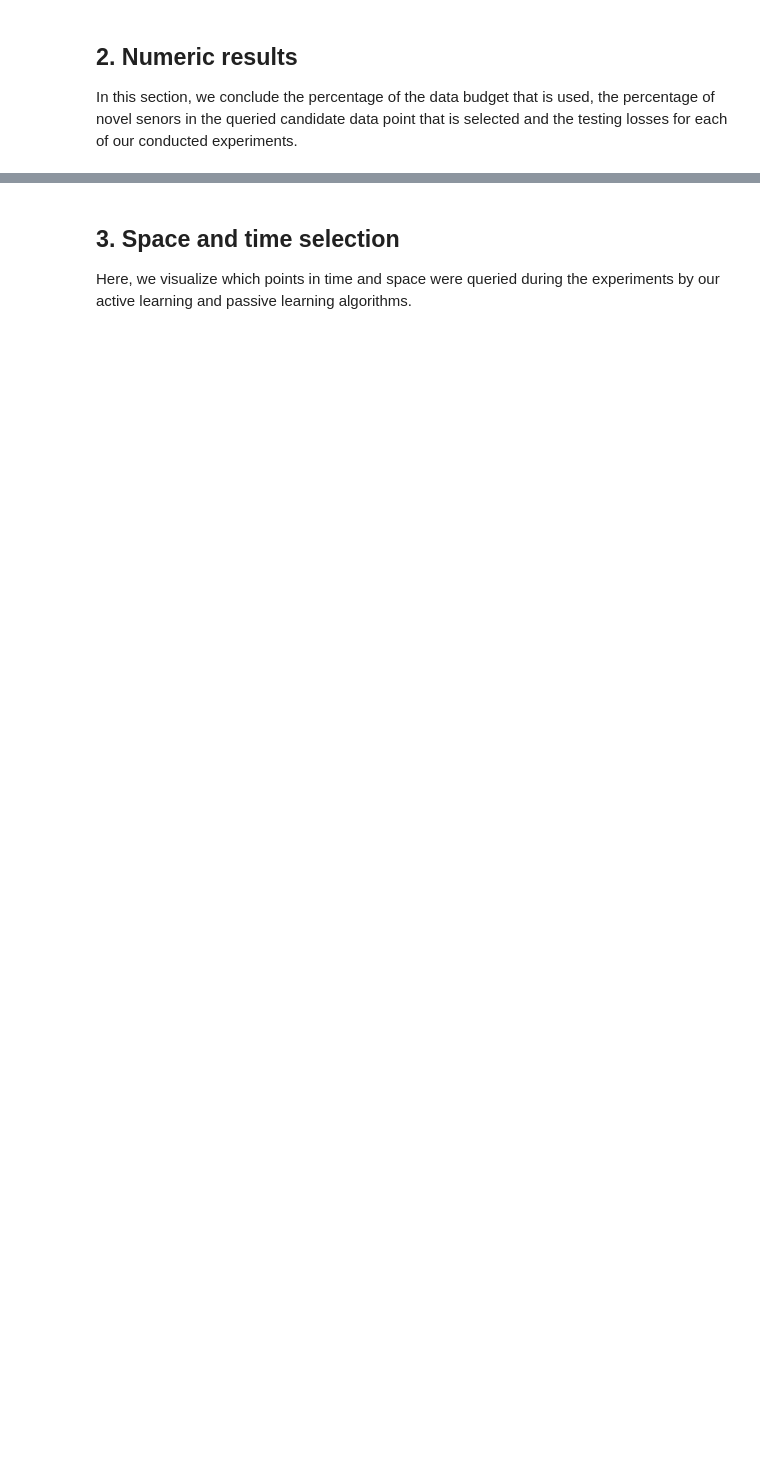
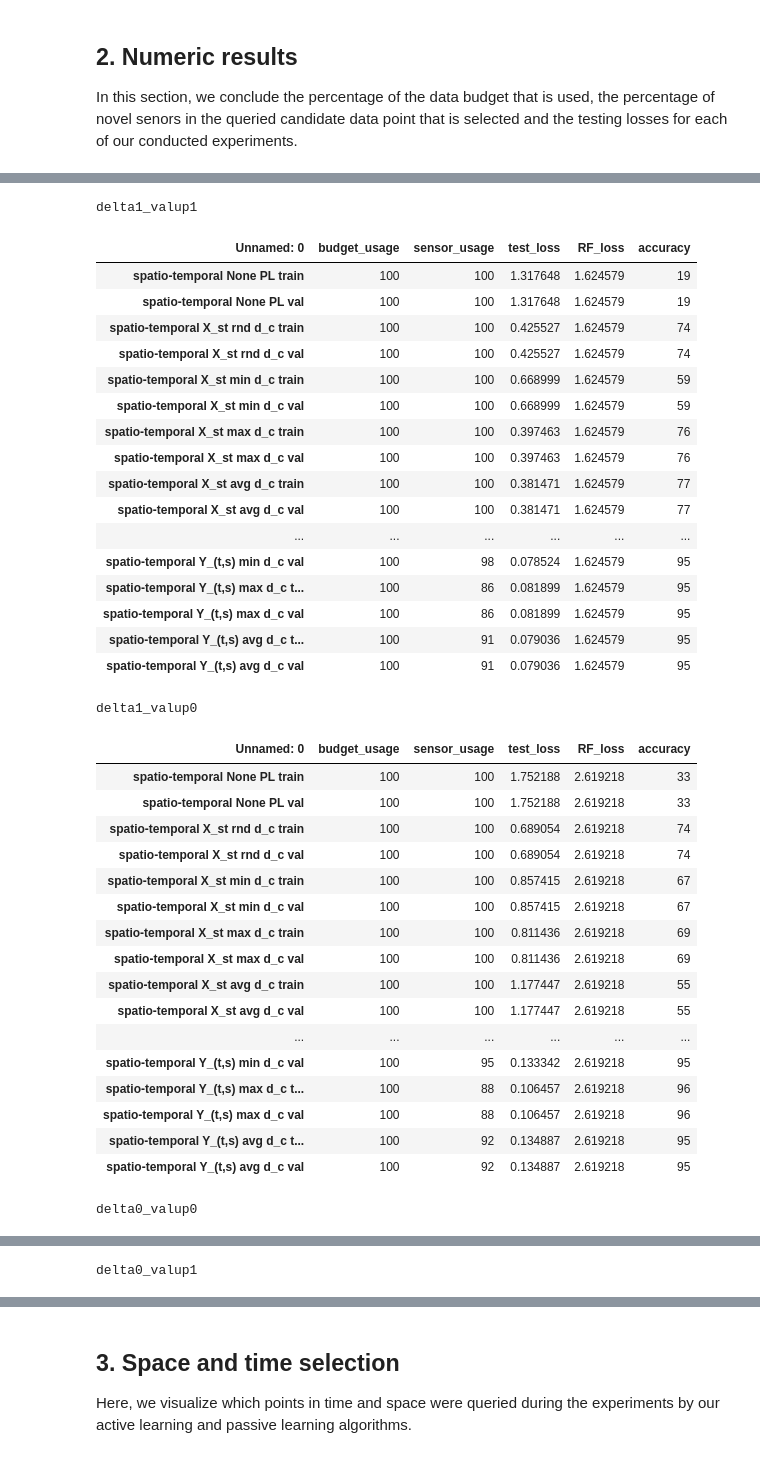
Before and after one commit to ArsamAryandoust/DataSelectionMaps, a Jupyter notebook: src/results_notebook.ipynb, the cells around one changed output, grey strips where cells are left out. Drawn from its saved outputs; the diff is of its cells as text; code cells hidden in the pictures; blank space fills up the shorter version.

Commit message:
implemented results conclusion for numerical results and matching of hyper parameters

```diff
--- a/src/results_notebook.ipynb
+++ b/src/results_notebook.ipynb
@@ -173,3 +19,7 @@ if not os.path.exists(path_to_summary_results):
+# %%
+import vis_results
+
+HYPER_VIS = vis_results.HyperParameterVisualizing()
 # %% [markdown]
 ## 1. Import and test results
 
@@ -468,0 +33,40 @@ delta0_valup1
+# %%
+vis_results.show_numerical_results(HYPER_VIS)
+# %% [output]
+delta1_valup1
+| Unnamed: 0 | budget_usage | sensor_usage | test_loss | RF_loss | accuracy |
+| spatio-temporal None PL train | 100 | 100 | 1.317648 | 1.624579 | 19 |
+| spatio-temporal None PL val | 100 | 100 | 1.317648 | 1.624579 | 19 |
+| spatio-temporal X_st rnd d_c train | 100 | 100 | 0.425527 | 1.624579 | 74 |
+| spatio-temporal X_st rnd d_c val | 100 | 100 | 0.425527 | 1.624579 | 74 |
+| spatio-temporal X_st min d_c train | 100 | 100 | 0.668999 | 1.624579 | 59 |
+| spatio-temporal X_st min d_c val | 100 | 100 | 0.668999 | 1.624579 | 59 |
+| spatio-temporal X_st max d_c train | 100 | 100 | 0.397463 | 1.624579 | 76 |
+| spatio-temporal X_st max d_c val | 100 | 100 | 0.397463 | 1.624579 | 76 |
+| spatio-temporal X_st avg d_c train | 100 | 100 | 0.381471 | 1.624579 | 77 |
+| spatio-temporal X_st avg d_c val | 100 | 100 | 0.381471 | 1.624579 | 77 |
+| ... | ... | ... | ... | ... | ... |
+| spatio-temporal Y_(t,s) min d_c val | 100 | 98 | 0.078524 | 1.624579 | 95 |
+| spatio-temporal Y_(t,s) max d_c t... | 100 | 86 | 0.081899 | 1.624579 | 95 |
+| spatio-temporal Y_(t,s) max d_c val | 100 | 86 | 0.081899 | 1.624579 | 95 |
+| spatio-temporal Y_(t,s) avg d_c t... | 100 | 91 | 0.079036 | 1.624579 | 95 |
+| spatio-temporal Y_(t,s) avg d_c val | 100 | 91 | 0.079036 | 1.624579 | 95 |
+delta1_valup0
+| Unnamed: 0 | budget_usage | sensor_usage | test_loss | RF_loss | accuracy |
+| spatio-temporal None PL train | 100 | 100 | 1.752188 | 2.619218 | 33 |
+| spatio-temporal None PL val | 100 | 100 | 1.752188 | 2.619218 | 33 |
+| spatio-temporal X_st rnd d_c train | 100 | 100 | 0.689054 | 2.619218 | 74 |
+| spatio-temporal X_st rnd d_c val | 100 | 100 | 0.689054 | 2.619218 | 74 |
+| spatio-temporal X_st min d_c train | 100 | 100 | 0.857415 | 2.619218 | 67 |
+| spatio-temporal X_st min d_c val | 100 | 100 | 0.857415 | 2.619218 | 67 |
+| spatio-temporal X_st max d_c train | 100 | 100 | 0.811436 | 2.619218 | 69 |
+| spatio-temporal X_st max d_c val | 100 | 100 | 0.811436 | 2.619218 | 69 |
+| spatio-temporal X_st avg d_c train | 100 | 100 | 1.177447 | 2.619218 | 55 |
+| spatio-temporal X_st avg d_c val | 100 | 100 | 1.177447 | 2.619218 | 55 |
+| ... | ... | ... | ... | ... | ... |
+| spatio-temporal Y_(t,s) min d_c val | 100 | 95 | 0.133342 | 2.619218 | 95 |
+| spatio-temporal Y_(t,s) max d_c t... | 100 | 88 | 0.106457 | 2.619218 | 96 |
+| spatio-temporal Y_(t,s) max d_c val | 100 | 88 | 0.106457 | 2.619218 | 96 |
+| spatio-temporal Y_(t,s) avg d_c t... | 100 | 92 | 0.134887 | 2.619218 | 95 |
+| spatio-temporal Y_(t,s) avg d_c val | 100 | 92 | 0.134887 | 2.619218 | 95 |
+delta0_valup0
@@ -468,0 +90 @@ delta0_valup1
+delta0_valup1
```
Also changed, not shown: parts of 6 cells of this notebook, 2 other files.
